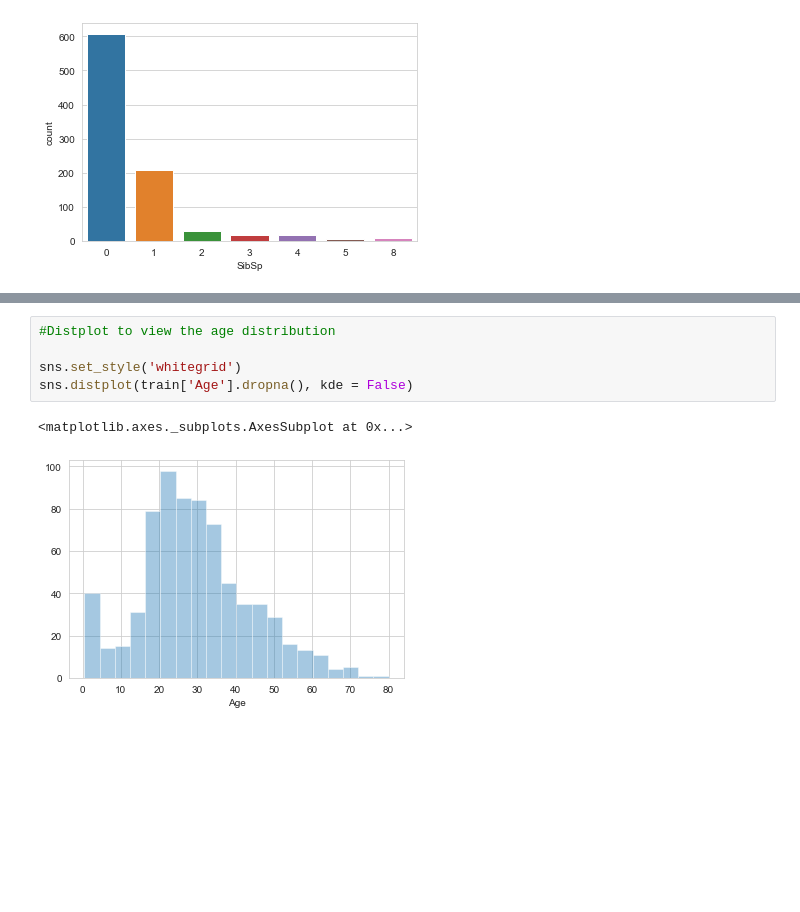
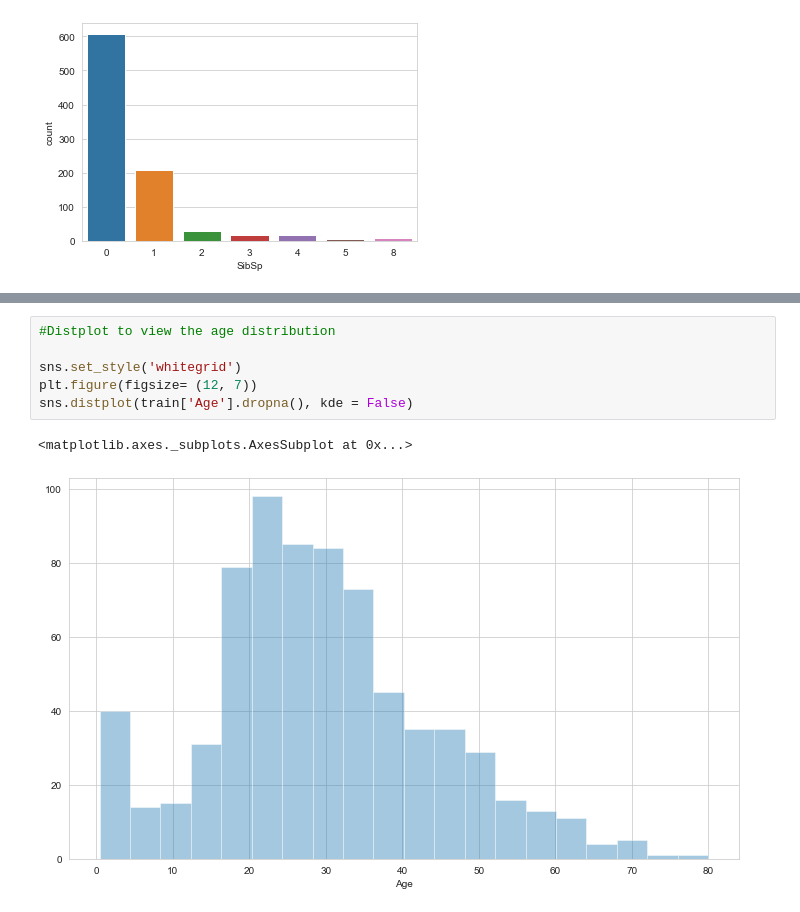
Before and after one commit to parjanyahk/titanicDataEda, a Jupyter notebook: titaniceda.ipynb, the cells around one changed output, grey strips where cells are left out. Cells and saved outputs as stored; diff of their text form; blank space fills up the shorter version.

```diff
--- a/titaniceda.ipynb
+++ b/titaniceda.ipynb
@@ -138,9 +162,10 @@ sns.countplot(x = 'Parch', data = train)
 # %%
 #Distplot to view the age distribution
 
 sns.set_style('whitegrid')
+plt.figure(figsize= (12, 7))
 sns.distplot(train['Age'].dropna(), kde = False)
 # %% [output]
 <matplotlib.axes._subplots.AxesSubplot at 0x...>
-[figure, old version]
+[figure, new version]
 # %%
```
Also changed, not shown: parts of 14 cells of this notebook.
